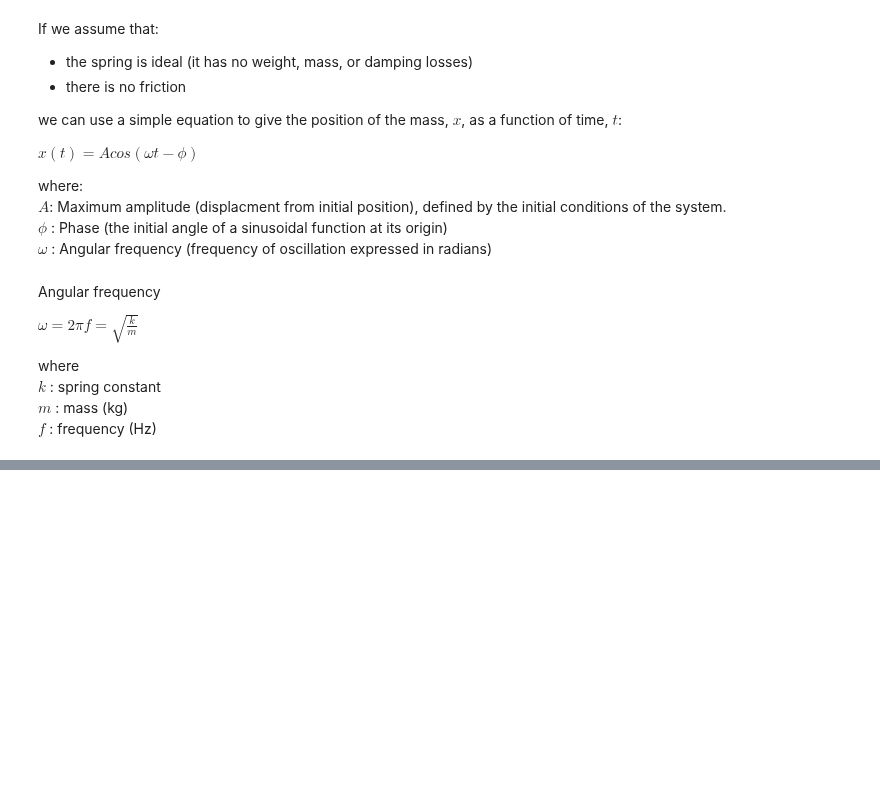
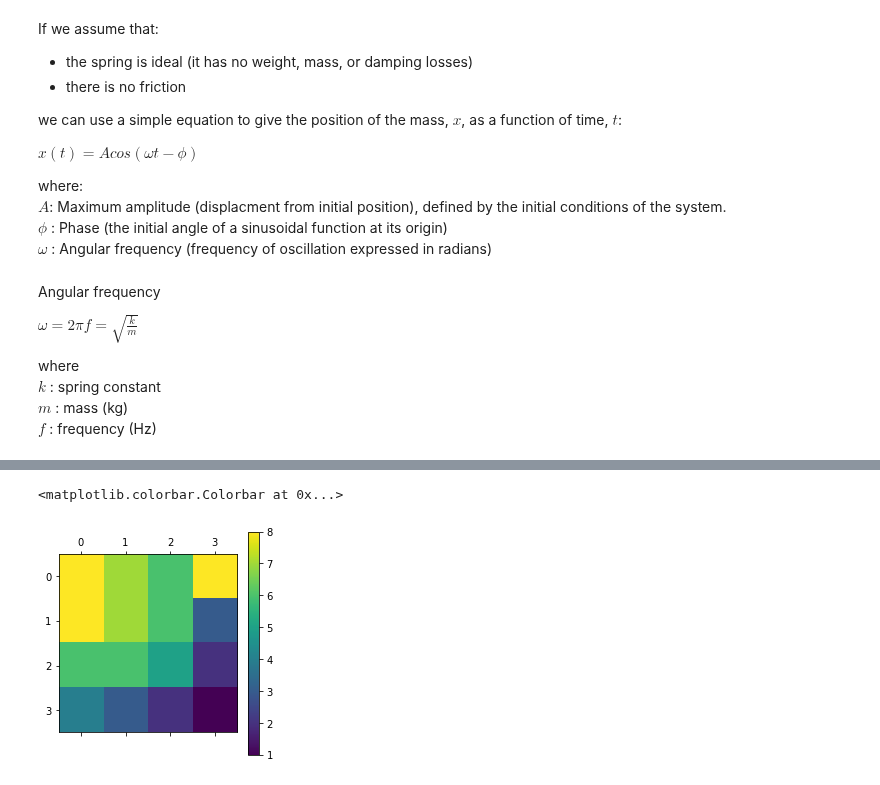
Before and after one commit to hphilamore/ILAS_python, a Jupyter notebook: 8_Plotting.ipynb, the cells around one changed output, grey strips where cells are left out. Cells and saved outputs as stored; diff of their text form; code cells hidden in the pictures; blank space fills up the shorter version.

```diff
--- a/8_Plotting.ipynb
+++ b/8_Plotting.ipynb
@@ -486,0 +555,11 @@ anim
+# %%
+x = np.array([[8, 7, 6, 8],
+              [8, 7, 6, 3],
+              [6, 6, 5, 2],
+              [4, 3, 2, 1]])
+plt.matshow(x)
+
+plt.colorbar()
+# %% [output]
+<matplotlib.colorbar.Colorbar at 0x...>
+[figure, added]
```
Also changed, not shown: parts of 68 cells of this notebook, 7 other files.
